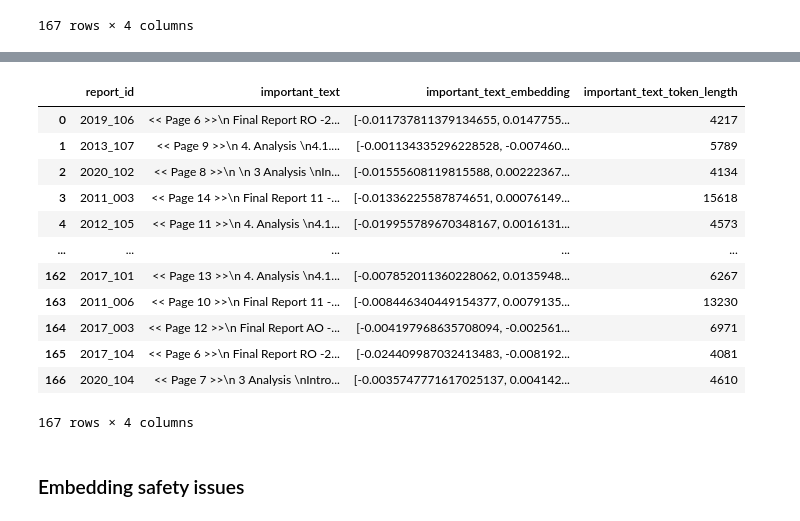
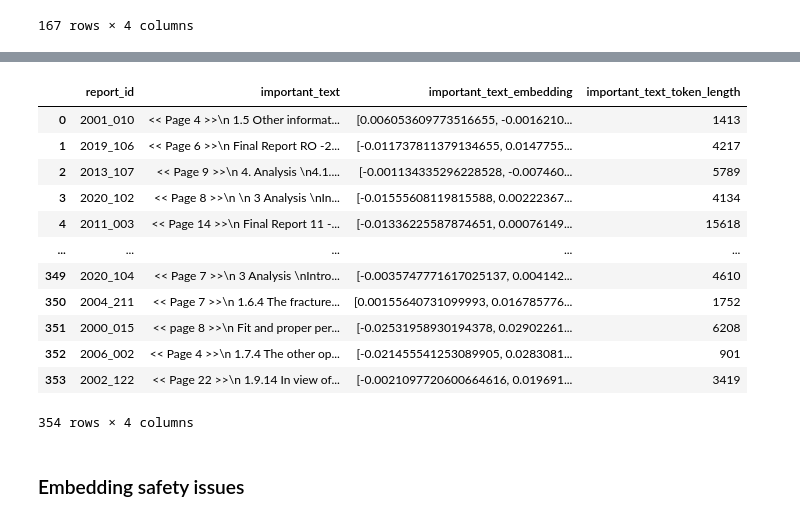
Before and after one commit to 1jamesthompson1/TAIC-report-summary, a Jupyter notebook: notebooks/vector database exploration/vector_db_exploration.ipynb, the cells around one changed output, grey strips where cells are left out. Cells and saved outputs as stored; diff of their text form; code cells hidden in the pictures.

```diff
--- a/notebooks/vector database exploration/vector_db_exploration.ipynb
+++ b/notebooks/vector database exploration/vector_db_exploration.ipynb
@@ -545,7 +575,7 @@ def embed_documents(df, embedding_function, document_column_name, embedding_colu
 
     section_texts = missing_embeddings[document_column_name].tolist()
 
-    if debug: print(f"There are {len(section_texts)} missing embeddings with {len(df)} number of documents")
+    print(f"There are {len(section_texts)} missing embeddings with {len(df)} number of documents")
 
     # Split section_texts into batches of size `batch_size`
     batches = [section_texts[i:i+batch_size] for i in range(0, len(section_texts), batch_size)]
@@ -618,9 +648,14 @@ Voyage AI seems to have the largest embedding model that can take the input up t
 
 However I have an idea of splitting the documents up into chunks and using it to provide more accurate and usual information to the LLM prompt.
 # %%
-vo = voyageai.Client()
+vo = voyageai.Client(max_retries = 10)
+@retry(wait=wait_random_exponential(multiplier=1, min = 1, max=60))
+def embed_with_backoff(**kwargs):
+    print('trying')
+    return vo.embed(**kwargs)
+
 
 def embed_batch(batch):
-    return vo.embed(batch, model="voyage-large-2-instruct", input_type="document", truncation=False).embeddings
+    return vo.embed(texts = batch, model="voyage-large-2-instruct", input_type="document", truncation=False).embeddings
 
 tokenizer = AutoTokenizer.from_pretrained('voyageai/voyage')
@@ -703,8 +743,10 @@ voyageai_embeddings
 # %% [markdown]
 ### Embedding of important texts
+# %%
+important_text_embedding_file_name = os.path.join('embeddings', 'voyageai_important_text_embeddings.pkl')
 # %%
 try:
-    important_text_voyageai_embedding_loaded = pd.read_pickle('voyageai_embeddings_important_text.pkl')
+    important_text_voyageai_embedding_loaded = pd.read_pickle(important_text_embedding_file_name)
 except:
     important_text_voyageai_embedding_loaded = pd.DataFrame(columns=['report_id', 'important_text', 'important_text_embedding'])
 
@@ -818,19 +899,19 @@ Each embedding is in 1536 dimensions
 # %%
-voyageai_embeddings_important_text.to_pickle('voyageai_embeddings_important_text.pkl')
+voyageai_embeddings_important_text.to_pickle(important_text_embedding_file_name)
 voyageai_embeddings_important_text
 # %% [output]
 |  | report_id | important_text | important_text_embedding | important_text_token_length |
-| 0 | 2019_106 | << Page 6 >>\n Final Report RO -2... | [-0.011737811379134655, 0.0147755... | 4217 |
-| 1 | 2013_107 | << Page 9 >>\n 4. Analysis \n4.1.... | [-0.001134335296228528, -0.007460... | 5789 |
-| 2 | 2020_102 | << Page 8 >>\n \n 3 Analysis \nIn... | [-0.01555608119815588, 0.00222367... | 4134 |
-| 3 | 2011_003 | << Page 14 >>\n Final Report 11 -... | [-0.01336225587874651, 0.00076149... | 15618 |
-| 4 | 2012_105 | << Page 11 >>\n 4. Analysis \n4.1... | [-0.019955789670348167, 0.0016131... | 4573 |
+| 0 | 2001_010 | << Page 4 >>\n 1.5 Other informat... | [0.006053609773516655, -0.0016210... | 1413 |
+| 1 | 2019_106 | << Page 6 >>\n Final Report RO -2... | [-0.011737811379134655, 0.0147755... | 4217 |
+| 2 | 2013_107 | << Page 9 >>\n 4. Analysis \n4.1.... | [-0.001134335296228528, -0.007460... | 5789 |
+| 3 | 2020_102 | << Page 8 >>\n \n 3 Analysis \nIn... | [-0.01555608119815588, 0.00222367... | 4134 |
+| 4 | 2011_003 | << Page 14 >>\n Final Report 11 -... | [-0.01336225587874651, 0.00076149... | 15618 |
 | ... | ... | ... | ... | ... |
-| 162 | 2017_101 | << Page 13 >>\n 4. Analysis \n4.1... | [-0.007852011360228062, 0.0135948... | 6267 |
-| 163 | 2011_006 | << Page 10 >>\n Final Report 11 -... | [-0.008446340449154377, 0.0079135... | 13230 |
-| 164 | 2017_003 | << Page 12 >>\n Final Report AO -... | [-0.004197968635708094, -0.002561... | 6971 |
-| 165 | 2017_104 | << Page 6 >>\n Final Report RO -2... | [-0.024409987032413483, -0.008192... | 4081 |
-| 166 | 2020_104 | << Page 7 >>\n 3 Analysis \nIntro... | [-0.0035747771617025137, 0.004142... | 4610 |
+| 349 | 2020_104 | << Page 7 >>\n 3 Analysis \nIntro... | [-0.0035747771617025137, 0.004142... | 4610 |
+| 350 | 2004_211 | << Page 7 >>\n 1.6.4 The fracture... | [0.00155640731099993, 0.016785776... | 1752 |
+| 351 | 2000_015 | << page 8 >>\n Fit and proper per... | [-0.02531958930194378, 0.02902261... | 6208 |
+| 352 | 2006_002 | << Page 4 >>\n 1.7.4 The other op... | [-0.021455541253089905, 0.0283081... | 901 |
+| 353 | 2002_122 | << Page 22 >>\n 1.9.14 In view of... | [-0.0021097720600664616, 0.019691... | 3419 |
-167 rows × 4 columns
+354 rows × 4 columns
 # %% [markdown]
 ### Embedding safety issues
```
Also changed, not shown: parts of 29 cells of this notebook.
